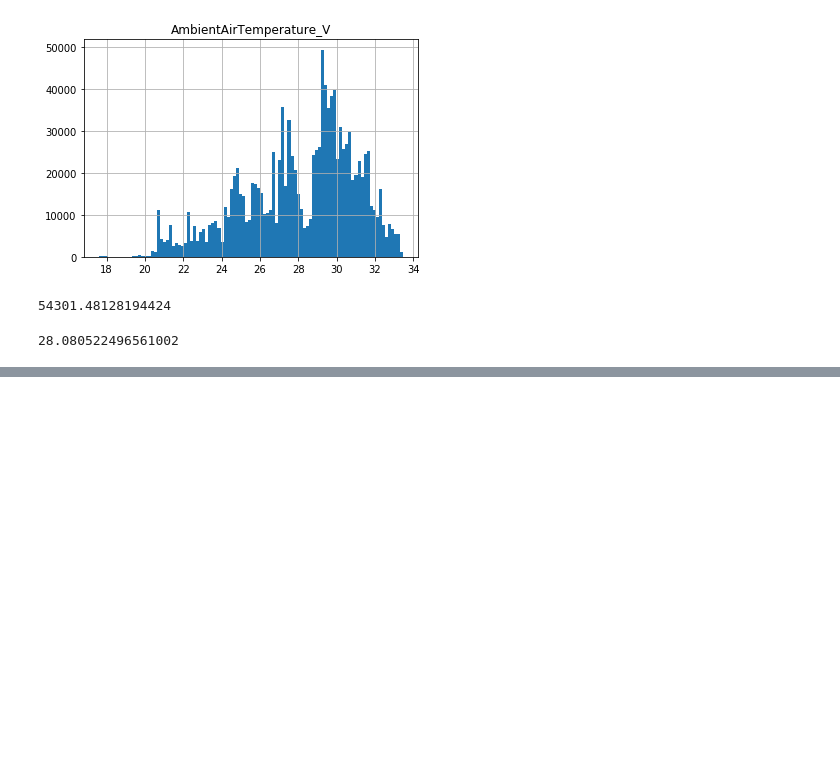
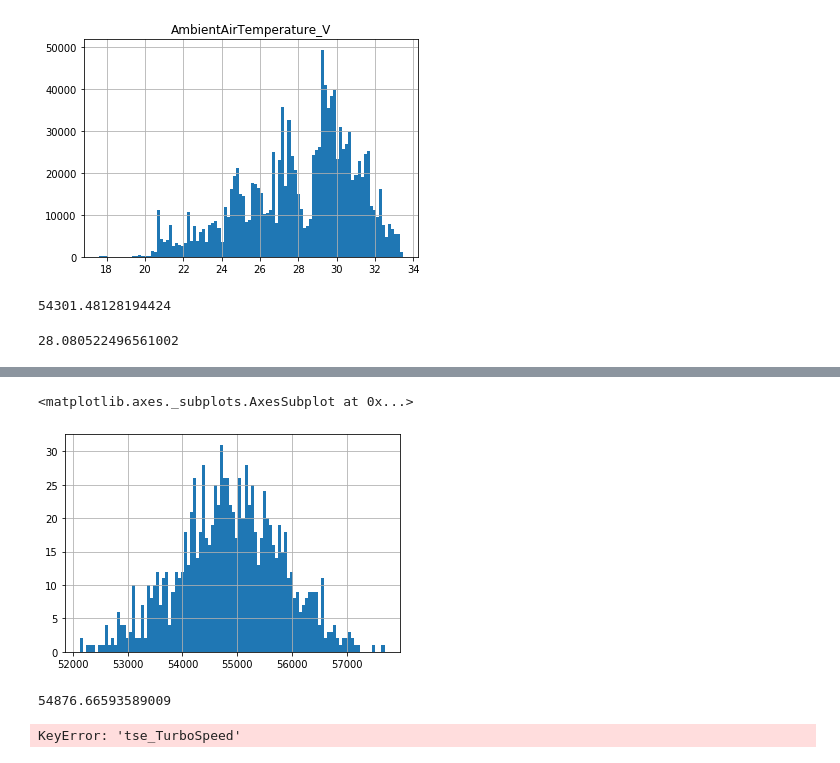
Before and after one commit to UNCG-CSE/Volvo_Truck_Analytics, a Jupyter notebook: src/IoannisScrapNotebook.ipynb, the cells around one changed output, grey strips where cells are left out. Drawn from its saved outputs; the diff is of its cells as text; code cells hidden in the pictures; blank space fills up the shorter version.

```diff
--- a/src/Truck 1 Temp Analysis.ipynb
+++ b/src/IoannisScrapNotebook.ipynb
@@ -157,0 +258,13 @@ truck1['AmbientAirTemperature_V'].mean()
+# %%
+pd.Series(point_estimates).hist(bins=100)
+# %% [output]
+<matplotlib.axes._subplots.AxesSubplot at 0x...>
+[figure, added]
+# %%
+trucks1['tse_TurboSpeed'].mean()
+# %% [output]
+54876.66593589009
+# %%
+truckturbo = truck.set_index('tse_TurboSpeed', inplace=True)
+# %% [output]
+KeyError: 'tse_TurboSpeed'
```
Also changed, not shown: parts of 21 cells of this notebook, 1 other file.
